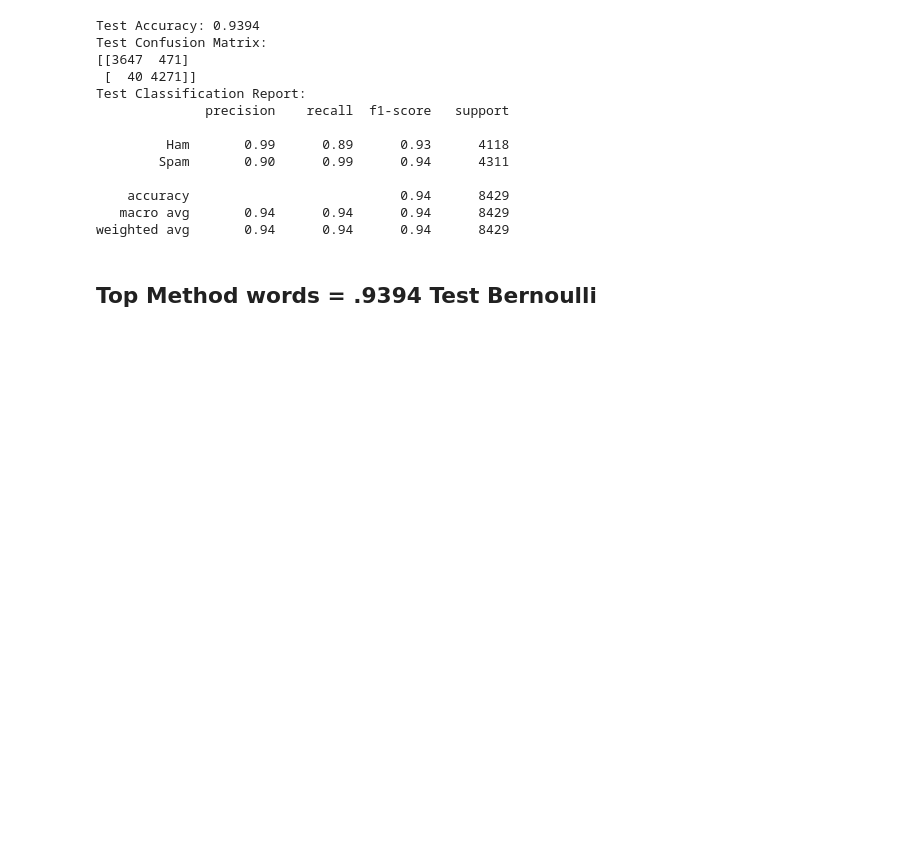
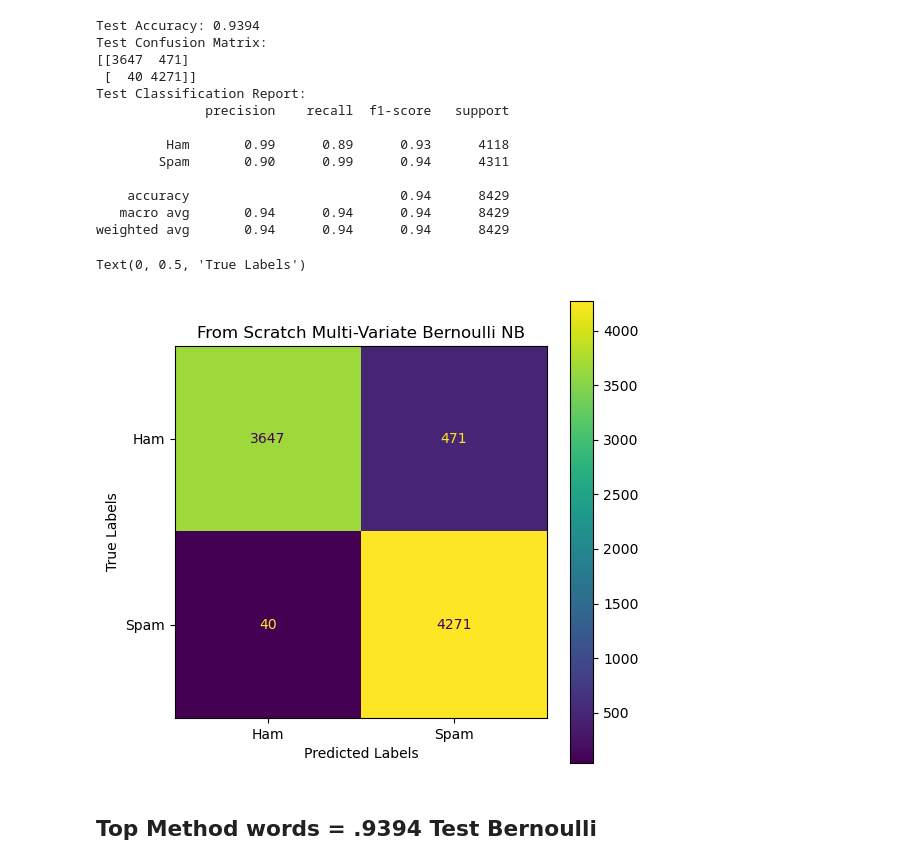
Before and after one commit to lanidv2433/EnronSpam, a Jupyter notebook: CS179_Project-Manual.ipynb, the cells around one changed output. Drawn from its saved outputs; the diff is of its cells as text; code cells hidden in the pictures; blank space fills up the shorter version.

```diff
--- a/CS179_Project-Manual.ipynb
+++ b/CS179_Project-Manual.ipynb
@@ -316,5 +281,20 @@ Test Classification Report:
     accuracy                           0.94      8429
    macro avg       0.94      0.94      0.94      8429
 weighted avg       0.94      0.94      0.94      8429
+# %%
+from sklearn.metrics import accuracy_score, zero_one_loss, confusion_matrix, ConfusionMatrixDisplay
+import matplotlib.pyplot as plt
+import seaborn as sns
+# Display the confusion matrix with sklearn's ConfusionMatrixDisplay
+classes = ['Ham', 'Spam']
+sklearn_disp = ConfusionMatrixDisplay(confusion_matrix=test_conf_matrix, display_labels=classes)
+fig, ax = plt.subplots(figsize=(6, 6))
+sklearn_disp.plot(ax=ax, cmap='viridis', values_format='g')  # 'g' for generic number format
+ax.set_title(f'{"From Scratch Multi-Variate Bernoulli"} NB')
+ax.set_xlabel('Predicted Labels')
+ax.set_ylabel('True Labels')
+# %% [output]
+Text(0, 0.5, 'True Labels')
+[figure, added]
 # %% [markdown]
 ## Top Method words = .9394 Test Bernoulli
```
Also changed, not shown: parts of 12 cells of this notebook, 1 other file.
